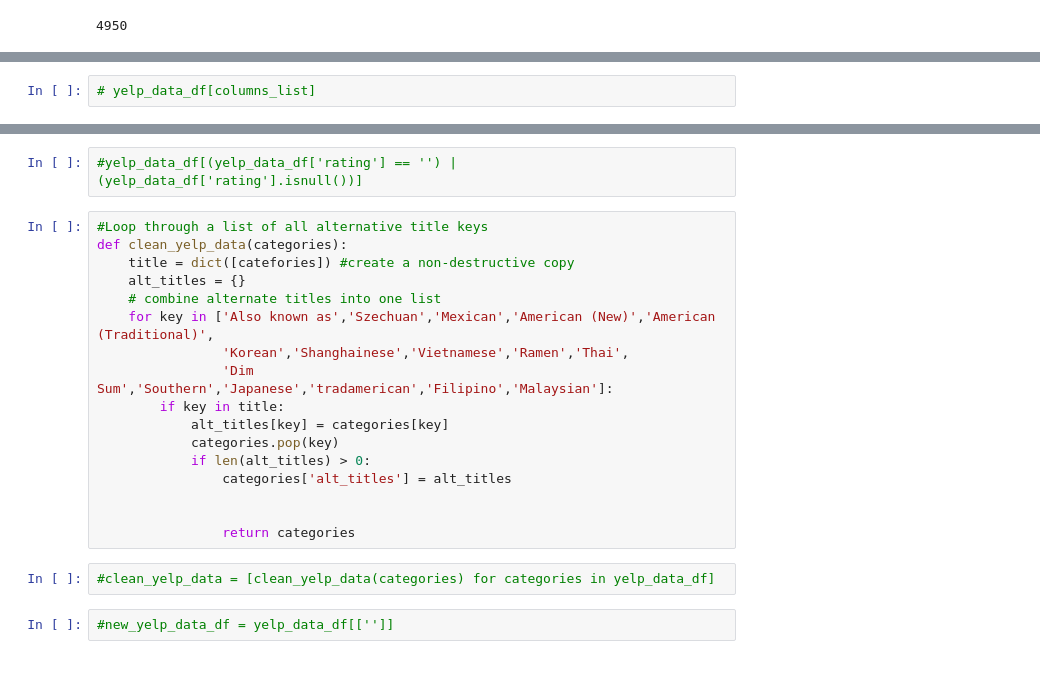
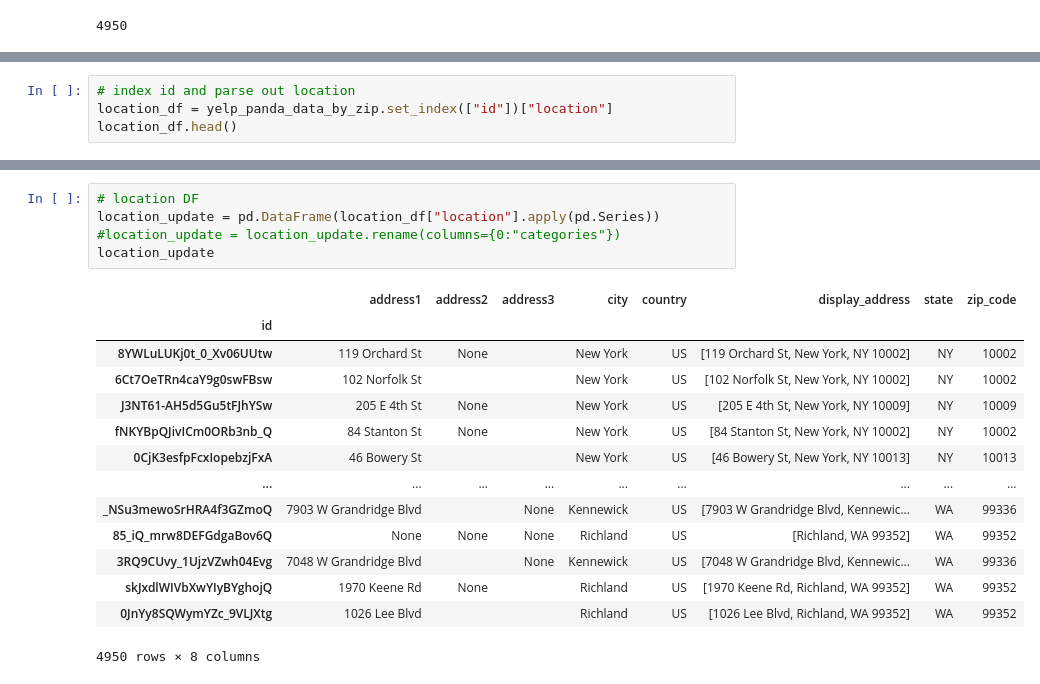
Before and after one commit to erikajwolf/Yelp_Metro_US_Analysis, a Jupyter notebook: yelp_cleaning_data.ipynb, the cells around one changed output, grey strips where cells are left out. Saved outputs shown, nothing was run; the diff lists cells and outputs as text.

```diff
--- a/yelp_cleaning_data.ipynb
+++ b/yelp_cleaning_data.ipynb
@@ -160,2 +170,4 @@ Name: categories, dtype: object
 # %%
-# yelp_data_df[columns_list]
+# index id and parse out location
+location_df = yelp_panda_data_by_zip.set_index(["id"])["location"]
+location_df.head()
@@ -165,23 +201,20 @@ Name: categories, dtype: object
-# %%
-#yelp_data_df[(yelp_data_df['rating'] == '') | (yelp_data_df['rating'].isnull())]
-# %%
-#Loop through a list of all alternative title keys
-def clean_yelp_data(categories):
-    title = dict([catefories]) #create a non-destructive copy
-    alt_titles = {}
-    # combine alternate titles into one list
-    for key in ['Also known as','Szechuan','Mexican','American (New)','American (Traditional)',
-                'Korean','Shanghainese','Vietnamese','Ramen','Thai',
-                'Dim Sum','Southern','Japanese','tradamerican','Filipino','Malaysian']:
-        if key in title:
-            alt_titles[key] = categories[key]
-            categories.pop(key)
-            if len(alt_titles) > 0:
-                categories['alt_titles'] = alt_titles
-
-
-                return categories
-# %%
-#clean_yelp_data = [clean_yelp_data(categories) for categories in yelp_data_df]
-# %%
-#new_yelp_data_df = yelp_data_df[['']]
+# %%
+# location DF
+location_update = pd.DataFrame(location_df["location"].apply(pd.Series))
+#location_update = location_update.rename(columns={0:"categories"})
+location_update
+# %% [output]
+|  | address1 | address2 | address3 | city | country | display_address | state | zip_code |
+| id |  |  |  |  |  |  |  |  |
+| 8YWLuLUKj0t_0_Xv06UUtw | 119 Orchard St | None |  | New York | US | [119 Orchard St, New York, NY 10002] | NY | 10002 |
+| 6Ct7OeTRn4caY9g0swFBsw | 102 Norfolk St |  |  | New York | US | [102 Norfolk St, New York, NY 10002] | NY | 10002 |
+| J3NT61-AH5d5Gu5tFJhYSw | 205 E 4th St | None |  | New York | US | [205 E 4th St, New York, NY 10009] | NY | 10009 |
+| fNKYBpQJivICm0ORb3nb_Q | 84 Stanton St | None |  | New York | US | [84 Stanton St, New York, NY 10002] | NY | 10002 |
+| 0CjK3esfpFcxIopebzjFxA | 46 Bowery St |  |  | New York | US | [46 Bowery St, New York, NY 10013] | NY | 10013 |
+| ... | ... | ... | ... | ... | ... | ... | ... | ... |
+| _NSu3mewoSrHRA4f3GZmoQ | 7903 W Grandridge Blvd |  | None | Kennewick | US | [7903 W Grandridge Blvd, Kennewic... | WA | 99336 |
+| 85_iQ_mrw8DEFGdgaBov6Q | None | None | None | Richland | US | [Richland, WA 99352] | WA | 99352 |
+| 3RQ9CUvy_1UjzVZwh04Evg | 7048 W Grandridge Blvd |  | None | Kennewick | US | [7048 W Grandridge Blvd, Kennewic... | WA | 99336 |
+| skJxdlWIVbXwYIyBYghojQ | 1970 Keene Rd | None |  | Richland | US | [1970 Keene Rd, Richland, WA 99352] | WA | 99352 |
+| 0JnYy8SQWymYZc_9VLJXtg | 1026 Lee Blvd |  |  | Richland | US | [1026 Lee Blvd, Richland, WA 99352] | WA | 99352 |
+4950 rows × 8 columns
```
Also changed, not shown: parts of 13 cells of this notebook.
